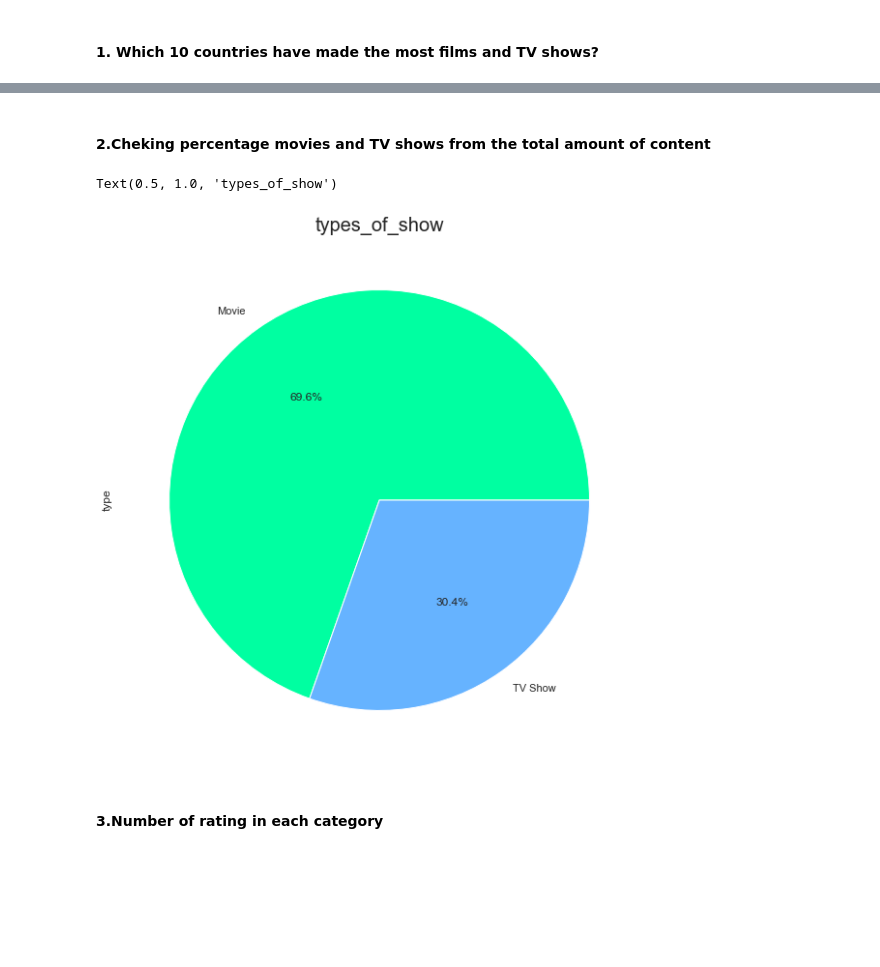
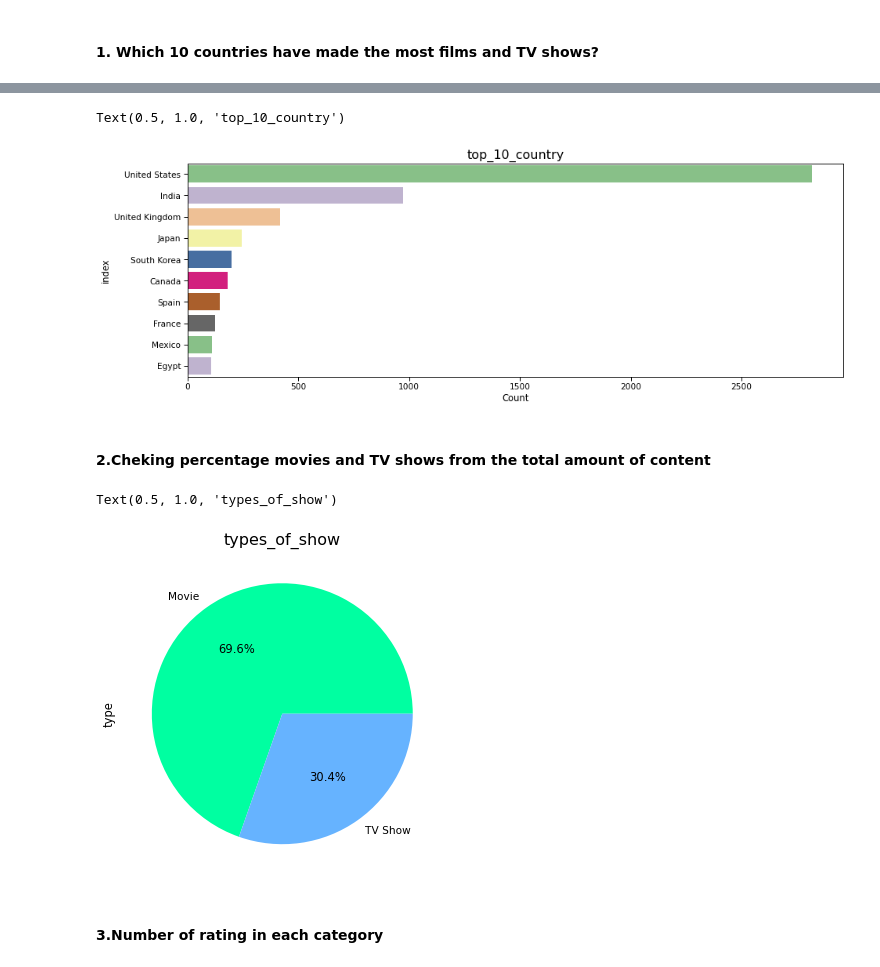
Before and after one commit to Walery-15/netflix_project, a Jupyter notebook: project_netflix.ipynb, the cells around one changed output, grey strips where cells are left out. Saved outputs shown, nothing was run; the diff lists cells and outputs as text; code cells hidden in the pictures; blank space fills up the shorter version.

```diff
--- a/project_netflix.ipynb
+++ b/project_netflix.ipynb
@@ -181,9 +165,3 @@ top_10_country
 # %%
-sns.barplot(x =top_10_country.reset_index()['country'], y=top_10_country.reset_index()['show_count'],
-            hue =  top_10_country.reset_index()['type']);
-plt.title(' overall_top10_country', fontsize=16)
-plt.xlabel('country', fontsize=16);
-plt.ylabel('show_count', fontsize=16);
-sns.set(rc = {'figure.figsize':(20,10)})
-plt.xticks(rotation = 45)
+top_10_country
 # %% [output]
@@ -200,11 +179,19 @@ plt.xticks(rotation = 45)
+# %%
+plt.figure(figsize=(15,5))
+sns.barplot(x='show_count', y='index', data=top_10_country,palette = "Accent")
+plt.xlabel('Count')
+plt.title('top_10_country', fontsize=16)
+# %% [output]
+Text(0.5, 1.0, 'top_10_country')
+[figure, added]
 # %% [markdown]
 #### 2.Cheking percentage movies and TV shows from the total amount of content
 # %%
-df["type"].value_counts().plot(kind = "pie", autopct = "%1.1f%%",colors=['#00ffa1','#66b3ff'])
-plt.title('types_of_show', fontsize=20)
+df["type"].value_counts().plot(kind = "pie", autopct = "%1.1f%%",figsize=(6,6),colors=['#00ffa1','#66b3ff'])
+plt.title('types_of_show', fontsize=16)
 # %% [output]
 Text(0.5, 1.0, 'types_of_show')
-[figure, old version]
+[figure, new version]
 # %% [markdown]
 #### 3.Number of rating in each category
 # %%
```
Also changed, not shown: parts of 10 cells of this notebook.
